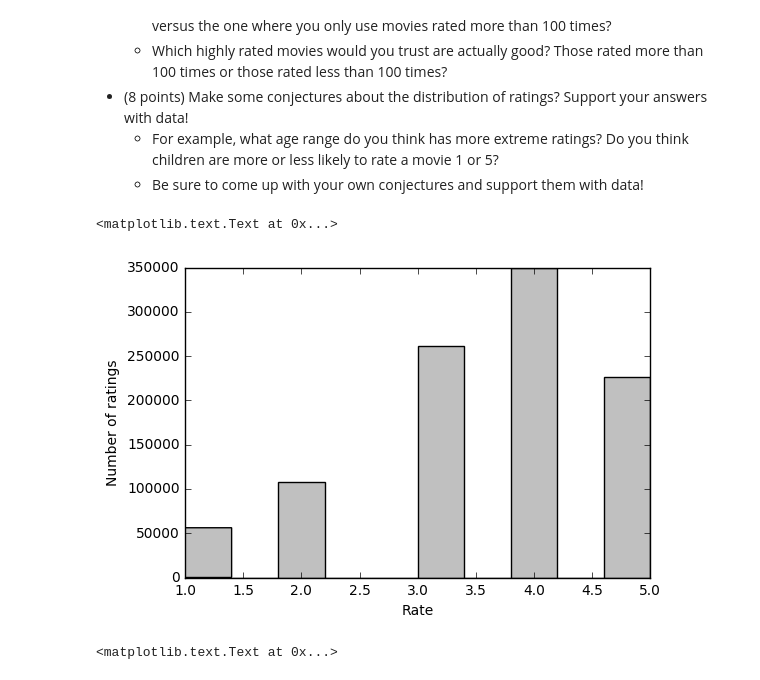
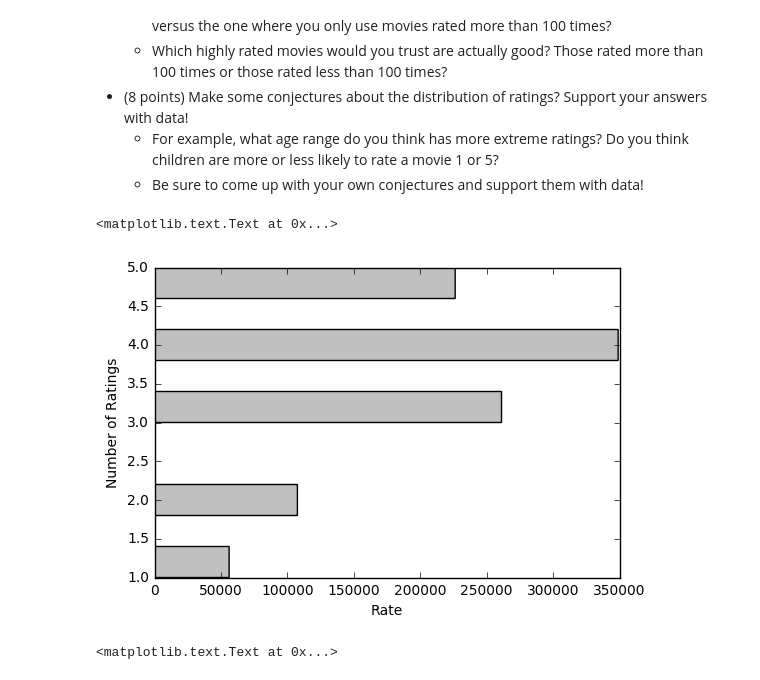
Before and after one commit to robinlzl/Case-Study-2, a Jupyter notebook: CaseStudy2_Zhe.ipynb, the cells around one changed output. Saved outputs shown, nothing was run; the diff lists cells and outputs as text; code cells hidden in the pictures.

```diff
--- a/CaseStudy2_Zhe.ipynb
+++ b/CaseStudy2_Zhe.ipynb
@@ -301,18 +300,18 @@ m
 # %%
 #-------------------------------
 # Your code goes here.
 # Add as many cells as you need
 #-------------------------------
 #Plot a histogram of the ratings of all movies.
 import matplotlib.pylab as py
 %matplotlib inline
 
-py.hist(data.Rating, color = 'silver')
+py.hist(data.Rating, color = 'silver',histtype = 'stepfilled',orientation ='horizontal')
 py.xlabel('Rate')
 py.ylabel('Number of Ratings')
 # %% [output]
 <matplotlib.text.Text at 0x...>
-[figure, old version]
+[figure, new version]
 # %%
 #Plot a histogram of the *number* of ratings each movie recieved.
 grouped = data.groupby("Title")
```
Also changed, not shown: parts of 1 cell of this notebook.
